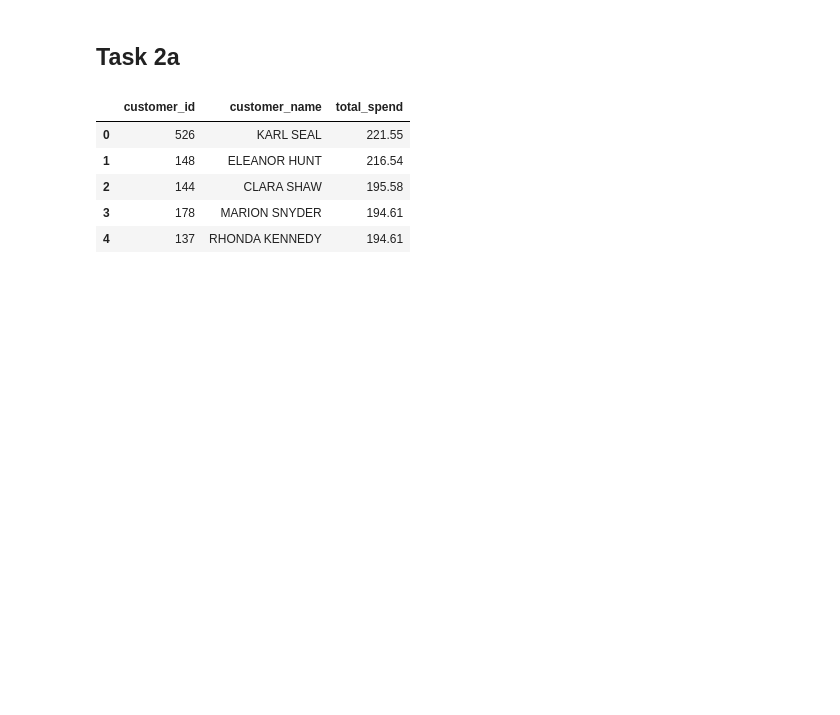
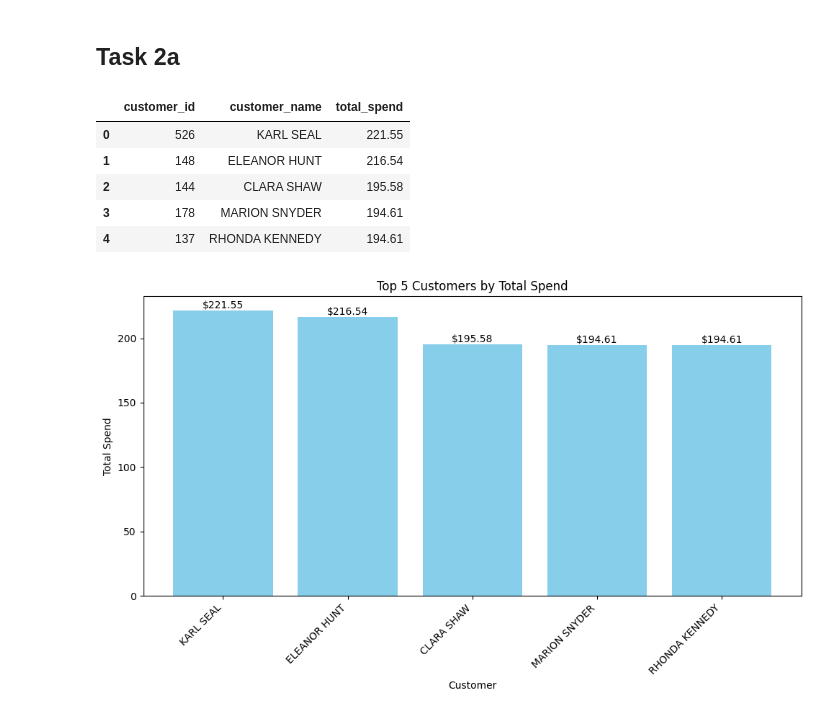
Before and after one commit to NasrWahi/sql_lab1_de25, a Jupyter notebook: duckdb_pandas.ipynb, the cells around one changed output. Cells and saved outputs as stored; diff of their text form; code cells hidden in the pictures; blank space fills up the shorter version.

Commit message:
Added tables + task 2a

```diff
--- a/duckdb_pandas.ipynb
+++ b/duckdb_pandas.ipynb
@@ -469,3 +469,24 @@ task2a
 | 2 | 144 | CLARA SHAW | 195.58 |
 | 3 | 178 | MARION SNYDER | 194.61 |
 | 4 | 137 | RHONDA KENNEDY | 194.61 |
+# %%
+# Creating a bar chart for visualization
+import matplotlib.pyplot as plt
+
+plt.figure(figsize=(10,6))
+bars = plt.bar(task2a['customer_name'], task2a['total_spend'], color='skyblue')
+plt.xlabel('Customer')
+plt.ylabel('Total Spend')
+plt.title('Top 5 Customers by Total Spend')
+plt.xticks(rotation=45, ha='right')
+
+# Adding value labels on top of bars
+for bar in bars:
+    height = bar.get_height()
+    plt.text(bar.get_x() + bar.get_width()/2.0, height, f'${height:.2f}',
+             ha='center', va='bottom')
+
+plt.tight_layout()
+plt.show()
+# %% [output]
+[figure, added]
```
